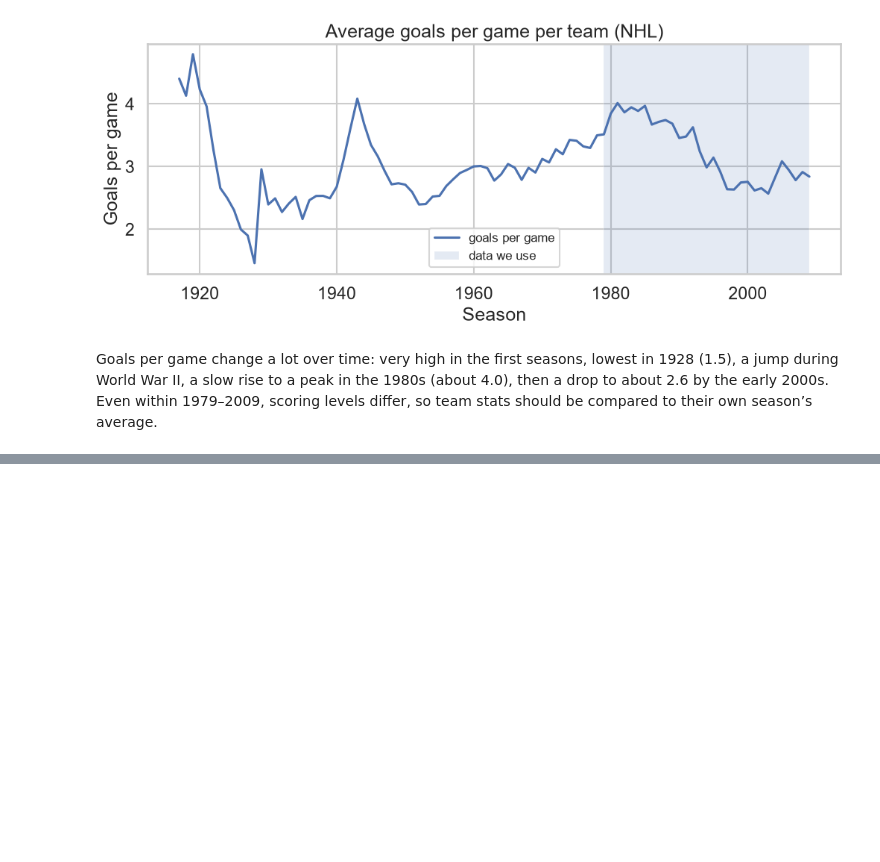
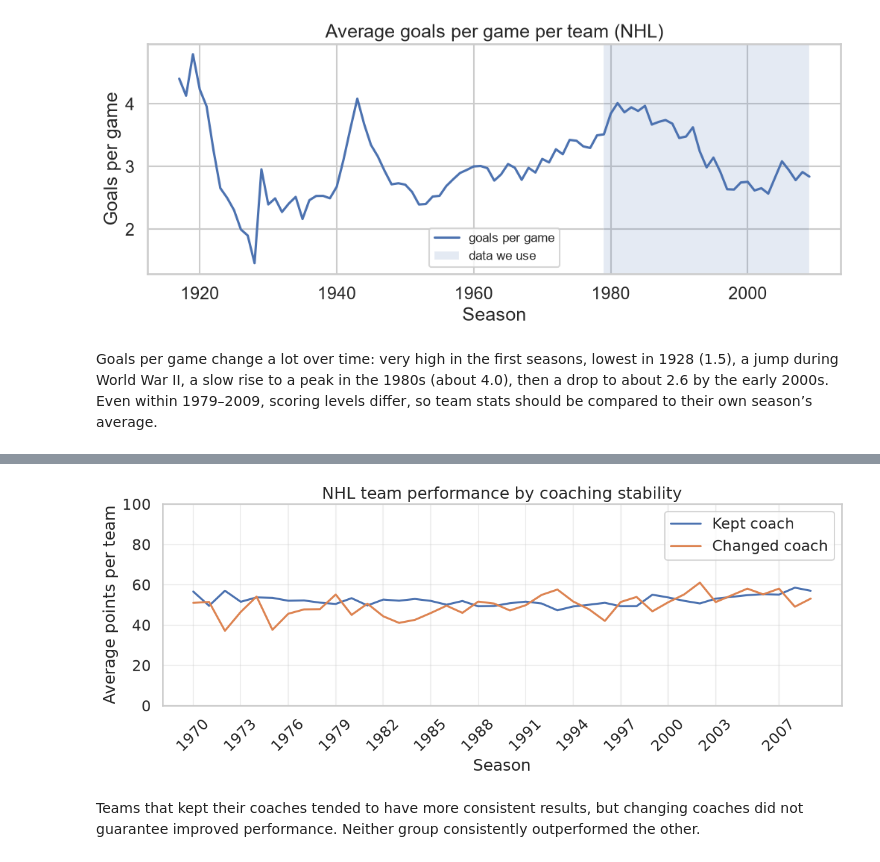
Before and after one commit to up202303702/AC, a Jupyter notebook: notebooks/01_data_overview.ipynb, the cells around one changed output, grey strips where cells are left out. Cells and saved outputs as stored; diff of their text form; code cells hidden in the pictures; blank space fills up the shorter version.

```diff
--- a/notebooks/01_data_overview.ipynb
+++ b/notebooks/01_data_overview.ipynb
@@ -321,0 +321,49 @@ Coach changes varied considerably between seasons, could be indicating that coac
+# %%
+coaches = tables["Coaches"]
+coaches = coaches[(coaches["lgID"] == "NHL") & (coaches["year"] >= 1969) & (coaches["notes"].isna())].copy()
+coaches = coaches.sort_values(["year", "tmID", "stint", "coachID"])
+
+
+start_coaches = (coaches.drop_duplicates(["year", "tmID"], keep="first")
+    [["year", "tmID", "coachID"]].rename(columns={"coachID": "first_coach"}))
+end_coaches = (coaches.drop_duplicates(["year", "tmID"], keep="last")
+    [["year", "tmID", "coachID"]].rename(columns={"coachID": "last_coach"}))
+start_coaches["prev_year"] = start_coaches["year"] - 1
+start_coaches.loc[start_coaches["year"] == 2005, "prev_year"] = 2003  # 2004 lockout
+
+
+changes = start_coaches.merge(end_coaches,
+    left_on = ["prev_year", "tmID"],right_on=["year", "tmID"],
+    how = "left",suffixes = ("", "_prev"))
+changes = changes[ (changes["last_coach"].notna())].copy()
+changes["coach_change"] = (changes["first_coach"] != changes["last_coach"]).astype(int)
+
+
+teams = tables["Teams"]
+teams = teams[(teams["lgID"] == "NHL")].copy()
+teams["points_pct"] = teams["Pts"] / (2 * teams["G"])
+
+performance = teams.merge(changes[["year", "tmID", "coach_change"]],
+    on = ["year", "tmID"], how = "inner", validate = "one_to_one")
+stats = (performance.groupby(["year", "coach_change"])["points_pct"]
+    .mean().unstack())
+stats = stats.rename(columns = {False: "Kept coach", True: "Changed coach"})
+
+
+plt.figure(figsize = (12, 5))
+plt.plot(stats.index, stats["Kept coach"] * 100, label="Kept coach")
+plt.plot(stats.index, stats["Changed coach"] * 100, label="Changed coach")
+plt.title("NHL team performance by coaching stability")
+plt.xlabel("Season")
+plt.ylabel("Average points per team")
+plt.ylim(0, 100)
+plt.xticks(stats.index[::3], rotation=45)
+plt.legend()
+plt.grid(alpha=0.3)
+plt.tight_layout()
+plt.savefig(FIG / "points_by_coach_change.png", bbox_inches="tight")
+plt.show()
+# %% [output]
+[figure, added]
+# %% [markdown]
+Teams that kept their coaches tended to have more consistent results, but changing coaches did not guarantee improved performance. Neither group consistently outperformed the other.
```
Also changed, not shown: parts of 2 cells of this notebook, 2 other files.
